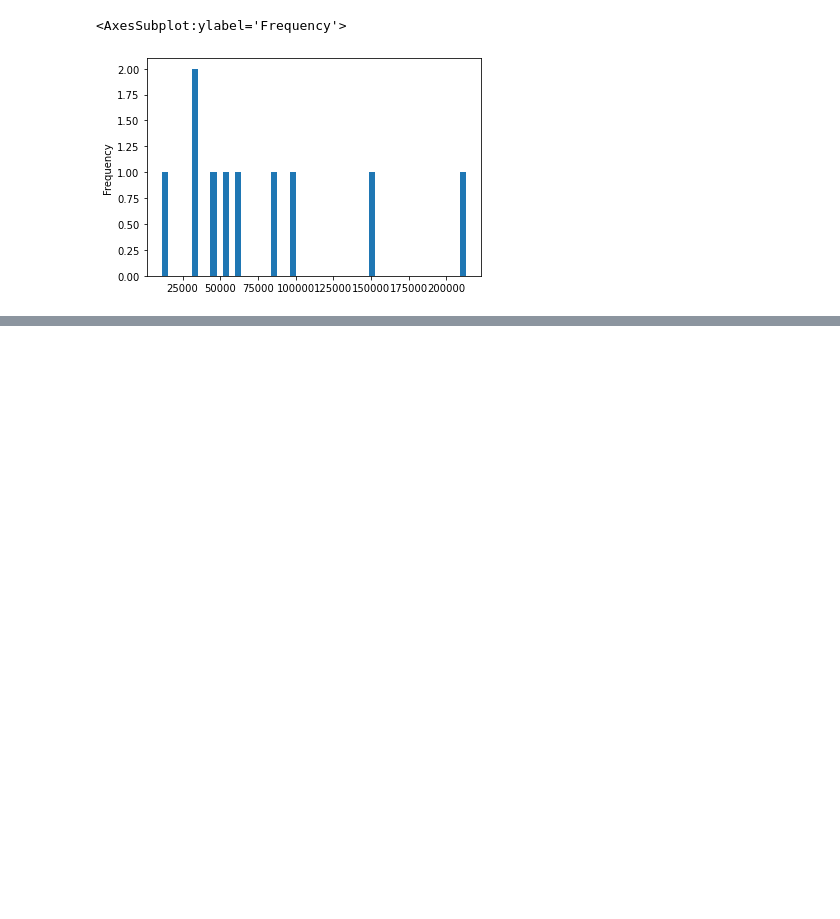
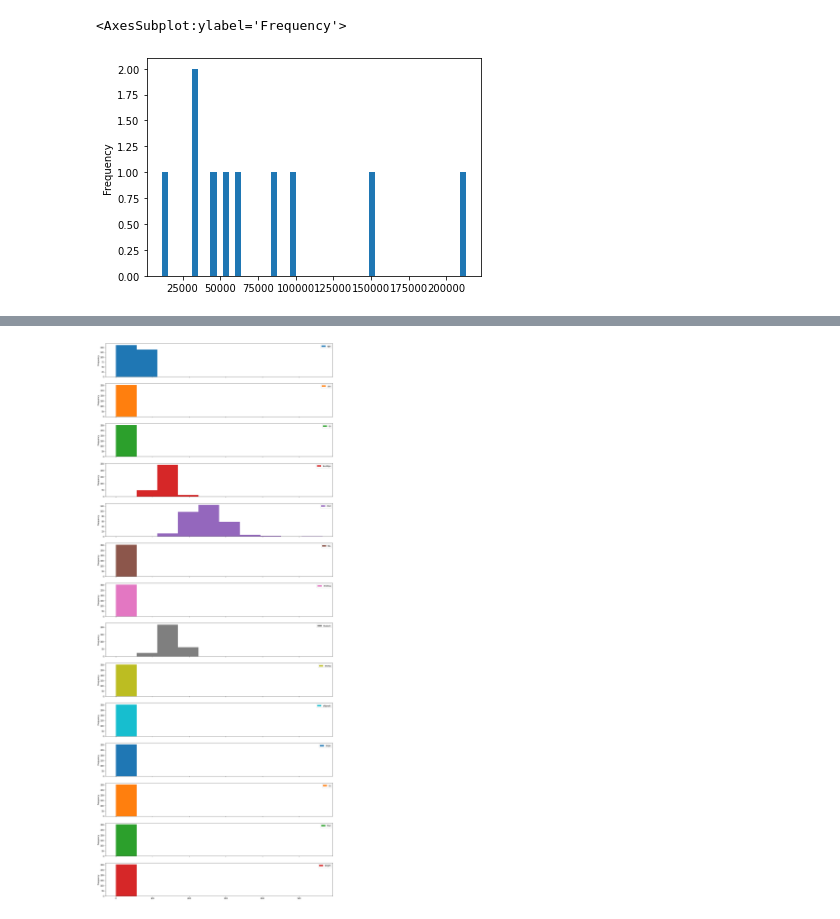
Before and after one commit to arghanath007/Data-Science, a Jupyter notebook: Matplotlib/Introduction.ipynb, the cells around one changed output, grey strips where cells are left out. Saved outputs shown, nothing was run; the diff lists cells and outputs as text; code cells hidden in the pictures; blank space fills up the shorter version.

```diff
--- a/Matplotlib/Introduction.ipynb
+++ b/Matplotlib/Introduction.ipynb
@@ -454,0 +478,4 @@ df['Odometer (KM)'].plot.hist(bins=50)
+# %%
+heart.plot.hist(figsize=(20,50), subplots=True);
+# %% [output]
+[figure, added]
```
Also changed, not shown: parts of 35 cells of this notebook, 2 other files.
